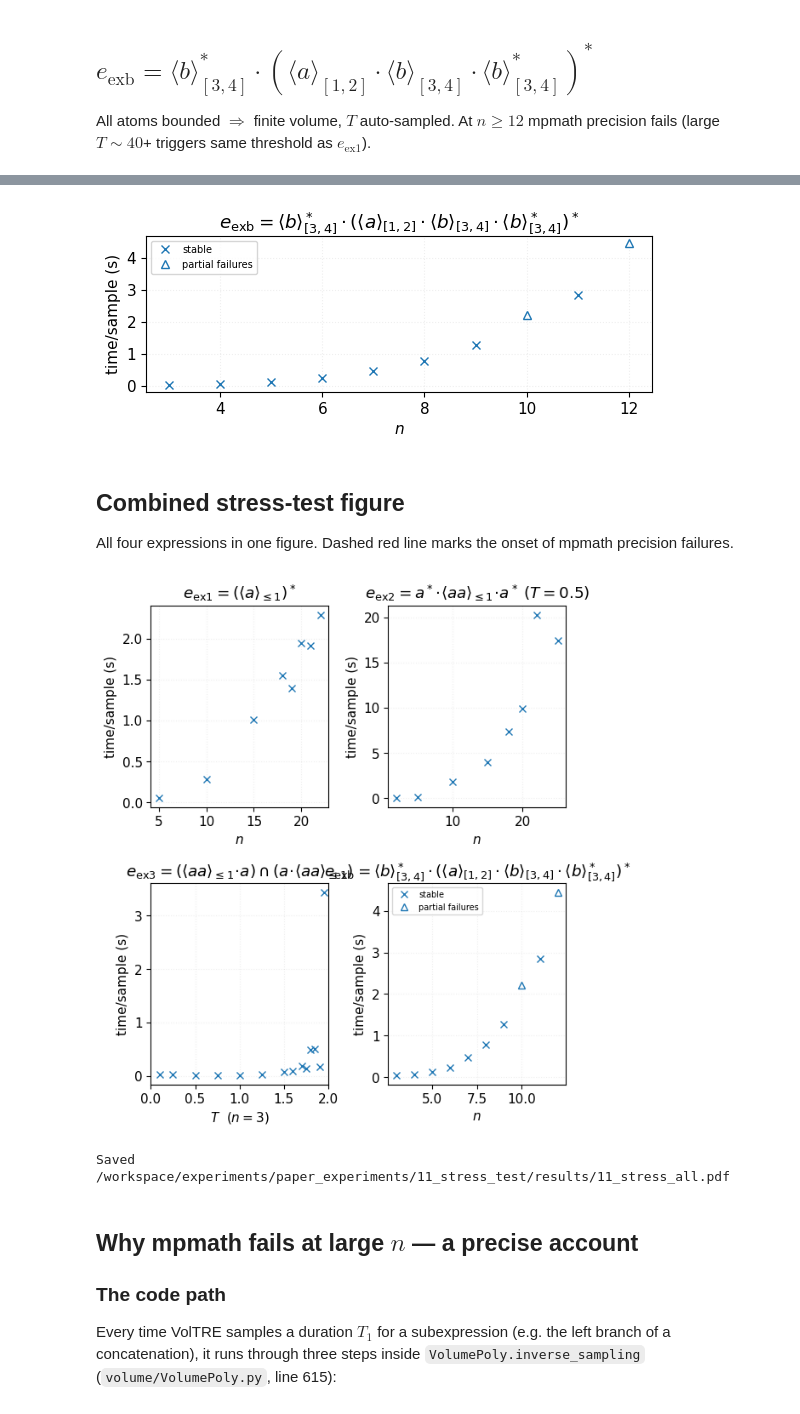
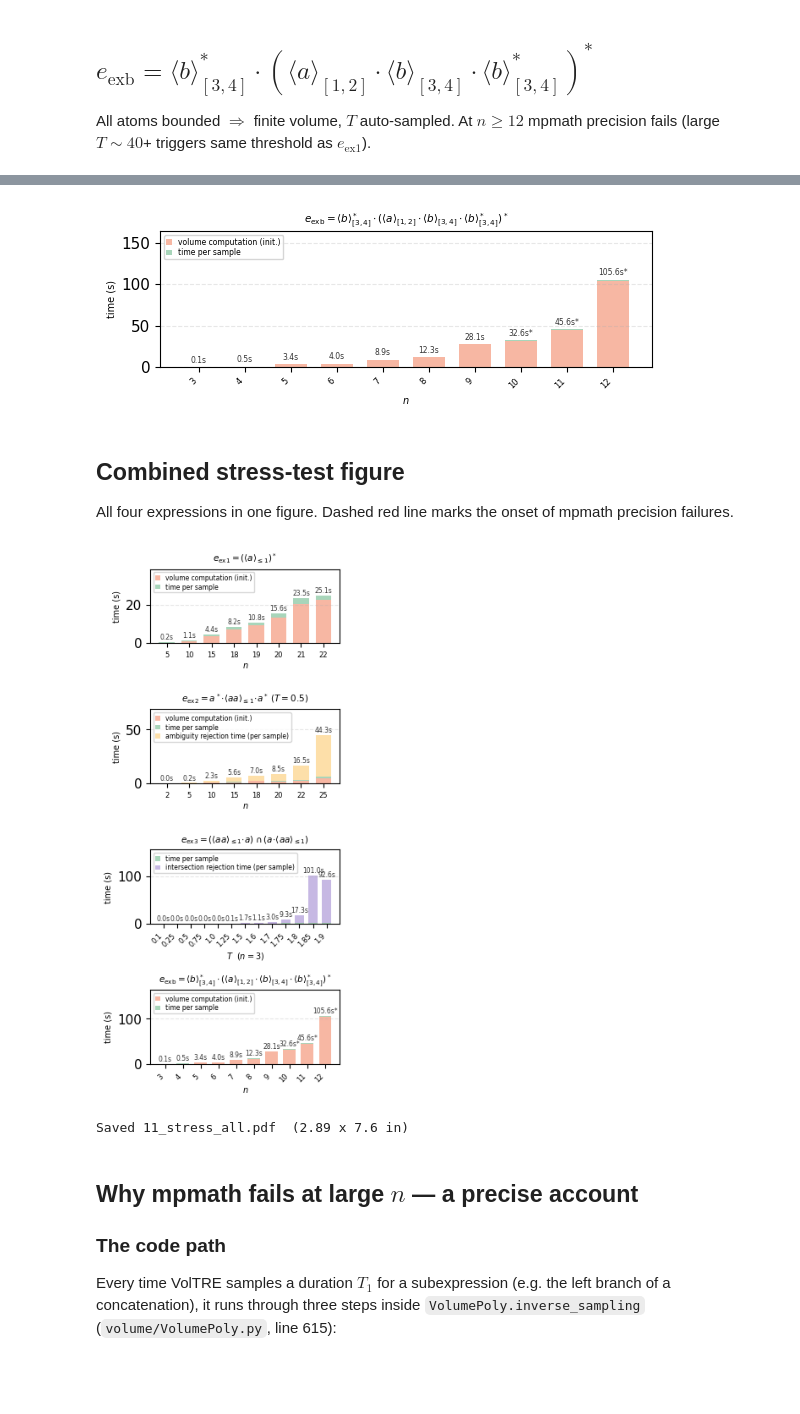
Before and after one commit to figlerg/VolTRE, a Jupyter notebook: experiments/paper_experiments/11_stress_test/11_stress_test.ipynb, the cells around one changed output, grey strips where cells are left out. Saved outputs shown, nothing was run; the diff lists cells and outputs as text; code cells hidden in the pictures; blank space fills up the shorter version.

```diff
--- a/experiments/paper_experiments/11_stress_test/11_stress_test.ipynb
+++ b/experiments/paper_experiments/11_stress_test/11_stress_test.ipynb
@@ -5,7 +5,7 @@ Expressions: $e_{\mathrm{ex1}}$, $e_{\mathrm{ex2}}$, $e_{\mathrm{ex3}}$, $e_{\ma
 Hard budget: **20 min per expression**. Mean wall-clock time shown; no scatter.
 # %%
 import matplotlib
-matplotlib.use("module://matplotlib_inline.backend_inline")  # works with matplotlib-inline 0.2.x
+matplotlib.use("module://matplotlib_inline.backend_inline")
 import sys, os, time, random
 import numpy as np
 import warnings
@@ -21,7 +21,7 @@ def _find_repo_root():
             return d
         parent = os.path.dirname(d)
         if parent == d:
-            raise RuntimeError('Could not find repo root (parse/quickparse.py)')
+            raise RuntimeError('Could not find repo root')
         d = parent
 
 REPO = _find_repo_root()
@@ -32,6 +32,8 @@ for p in [REPO, PAPER_EXP]:
 from parse.quickparse import quickparse
 from sample.sample import sample
 from volume.slice_volume import slice_volume
+from volume.VolumePoly import continuous_convolution
+from sympy.core.cache import clear_cache as clear_sympy_cache
 from plot_config import *
 plt.rcParams.update({
     "text.usetex": False,
@@ -260,17 +316,18 @@ Did 100 rejections.
 All atoms bounded $\Rightarrow$ finite volume, $T$ auto-sampled.
 At $n\geq 12$ mpmath precision fails (large $T\sim 40$+ triggers same threshold as $e_{\mathrm{ex1}}$).
 # %%
-N_VALUES_EXB = [3, 4, 5, 6, 7, 8, 9, 10, 11, 12]  # 12 expected to fail entirely
+N_VALUES_EXB = [3, 4, 5, 6, 7, 8, 9, 10, 11, 12]
 
-times_exb, fails_exb = collect(
-    phi_exb, 'exb', N_VALUES_EXB, 'n',
-    k_of=lambda n: K,
-    sample_kw=lambda n: dict(n=n))
+results_exb = collect_timed(
+    phi_exb, N_VALUES_EXB,
+    n_of=lambda n: n, T_of=lambda n: None,
+    label='exb')
 
-fig, ax = plt.subplots(figsize=(FIG_W, FIG_H))
-stress_plot(ax, N_VALUES_EXB, times_exb, fails_exb, r'$n$',
-            r'$e_{\mathrm{exb}}=\langle b\rangle^*_{[3,4]}\cdot'
-            r'(\langle a\rangle_{[1,2]}\cdot\langle b\rangle_{[3,4]}\cdot\langle b\rangle^*_{[3,4]})^*$')
+fig, ax = plt.subplots(figsize=(FIG_W, PANEL_H * 1.2))
+stress_bar_plot(ax, N_VALUES_EXB, results_exb, r'$n$',
+                r'$e_{\mathrm{exb}}=\langle b\rangle^*_{[3,4]}\cdot'
+                r'(\langle a\rangle_{[1,2]}\cdot\langle b\rangle_{[3,4]}\cdot'
+                r'\langle b\rangle^*_{[3,4]})^*$')
 fig.tight_layout()
 fig.savefig(os.path.join(RESULTS, '11_stress_exb.pdf'), bbox_inches='tight')
 plt.show()
@@ -295,42 +352,35 @@ plt.show()
-[figure, old version]
+[figure, new version]
 # %% [markdown]
 ## Combined stress-test figure
 
 All four expressions in one figure. Dashed red line marks the onset of mpmath precision failures.
 # %%
-# Combined stress-test figure: 2x2, one panel per expression.
-# Requires times_ex1, times_ex2, times_ex3, times_exb to be in scope
-# (run the individual cells above first).
+# Combined figure: 4 panels stacked vertically, one column wide.
+# Run cells above first so results_ex1..exb are in scope.
+fig, axes = plt.subplots(4, 1, figsize=(COL_W, PANEL_H * 4),
+                          gridspec_kw={'hspace': 0.9})
+ax1, ax2, ax3, ax4 = axes
 
-fig, axes = plt.subplots(2, 2, figsize=(FIG_W, FIG_H * 2.6))
-(ax1, ax2), (ax3, ax4) = axes
+stress_bar_plot(ax1, N_VALUES_EX1, results_ex1, r'$n$',
+                r'$e_{\mathrm{ex1}}=(\langle a\rangle_{\leq 1})^*$')
 
-stress_plot(ax1, N_VALUES_EX1, times_ex1, fails_ex1,
-            r'$n$', r'$e_{\mathrm{ex1}}=(\langle a\rangle_{\leq 1})^*$')
+stress_bar_plot(ax2, N_VALUES_EX2, results_ex2, r'$n$',
+                r'$e_{\mathrm{ex2}}=a^*\!\cdot\!\langle aa\rangle_{\leq 1}\!\cdot\! a^*\;(T{=}0.5)$')
 
-stress_plot(ax2, N_VALUES_EX2, times_ex2, fails_ex2,
-            r'$n$',
-            r'$e_{\mathrm{ex2}}=a^*\!\cdot\!\langle aa\rangle_{\leq 1}\!\cdot\! a^*\;(T{=}0.5)$')
+stress_bar_plot(ax3, T_VALUES_EX3, results_ex3, r'$T$  ($n=3$)',
+                r'$e_{\mathrm{ex3}}=(\langle aa\rangle_{\leq 1}\!\cdot\! a)'
+                r'\cap(a\!\cdot\!\langle aa\rangle_{\leq 1})$')
 
-stress_plot(ax3, T_VALUES_EX3, times_ex3, fails_ex3,
-            r'$T$  ($n=3$)',
-            r'$e_{\mathrm{ex3}}=(\langle aa\rangle_{\leq 1}\!\cdot\! a)'
-            r'\cap(a\!\cdot\!\langle aa\rangle_{\leq 1})$')
-ax3.set_xlim(0, 2)
+stress_bar_plot(ax4, N_VALUES_EXB, results_exb, r'$n$',
+                r'$e_{\mathrm{exb}}=\langle b\rangle^*_{[3,4]}\cdot'
+                r'(\langle a\rangle_{[1,2]}\cdot\langle b\rangle_{[3,4]}\cdot\langle b\rangle^*_{[3,4]})^*$')
 
-stress_plot(ax4, N_VALUES_EXB, times_exb, fails_exb,
-            r'$n$',
-            r'$e_{\mathrm{exb}}=\langle b\rangle^*_{[3,4]}\cdot'
-            r'(\langle a\rangle_{[1,2]}\cdot\langle b\rangle_{[3,4]}\cdot\langle b\rangle^*_{[3,4]})^*$')
-
-fig.tight_layout(pad=1.2)
-out = os.path.join(RESULTS, '11_stress_all.pdf')
-fig.savefig(out, bbox_inches='tight')
+fig.savefig(os.path.join(RESULTS, '11_stress_all.pdf'), bbox_inches='tight')
 plt.show()
-print(f'Saved {out}')
+print(f'Saved 11_stress_all.pdf  ({COL_W:.2f} x {PANEL_H*4:.1f} in)')
 # %% [output]
-[figure, old version]
+[figure, new version]
-Saved /workspace/experiments/paper_experiments/11_stress_test/results/11_stress_all.pdf
+Saved 11_stress_all.pdf  (2.89 x 7.6 in)
 # %% [markdown]
 ## Why mpmath fails at large $n$ — a precise account
 
```
Also changed, not shown: parts of 5 cells of this notebook, 7 other files.
